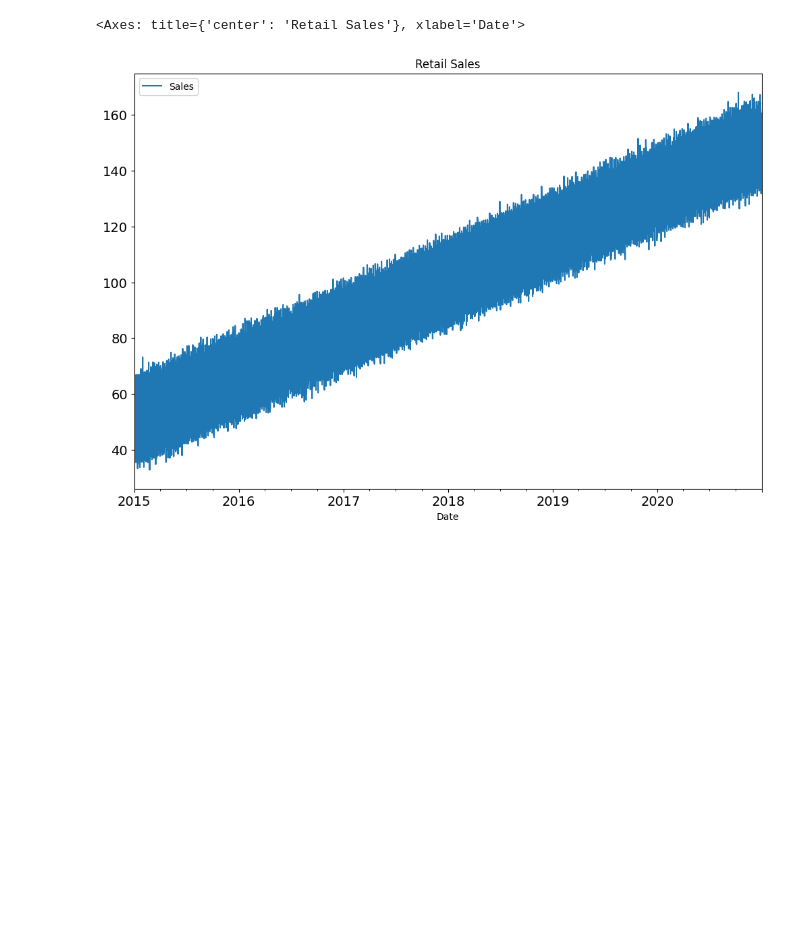
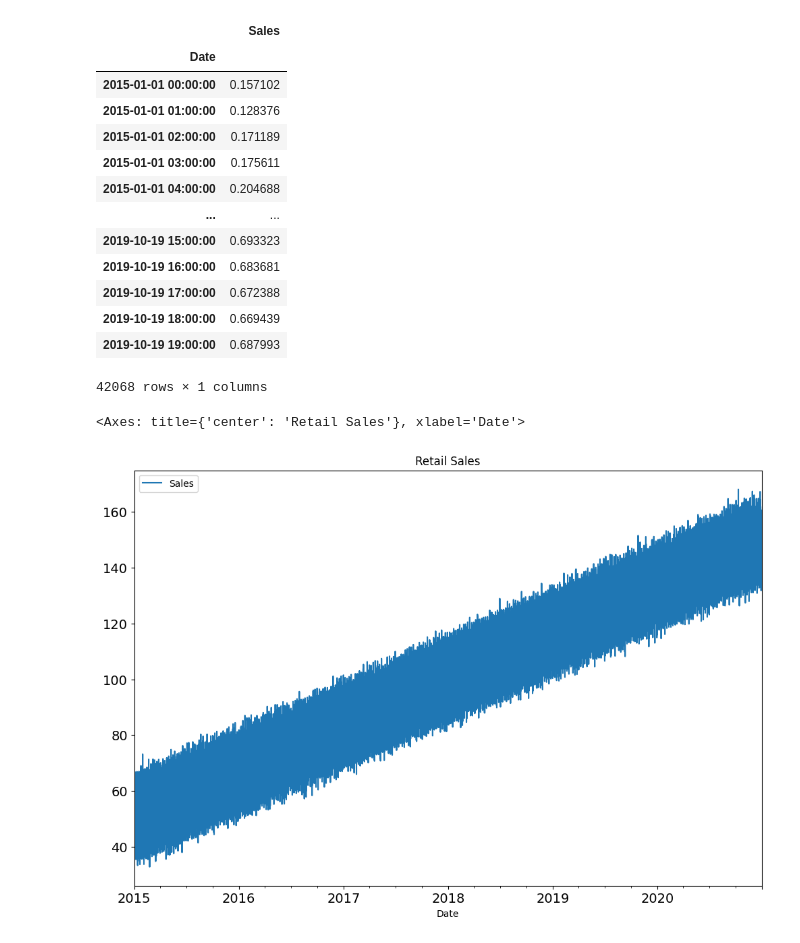
Before and after one commit to feelthevenom/time-series-mlops, a Jupyter notebook: notebook/retail_sale.ipynb, the cells around one changed output. Cells and saved outputs as stored; diff of their text form; code cells hidden in the pictures; blank space fills up the shorter version.

Commit message:
Data Ingetion and train-test split completed

```diff
--- a/notebook/retail_sale.ipynb
+++ b/notebook/retail_sale.ipynb
@@ -9,3 +15,22 @@ df.set_index('Date', inplace=True)
+# %%
+train = pd.read_csv('../Dataset/train.csv', index_col=0, parse_dates=True)
+# %%
+train
+# %% [output]
+|  | Sales |
+| Date |  |
+| 2015-01-01 00:00:00 | 0.157102 |
+| 2015-01-01 01:00:00 | 0.128376 |
+| 2015-01-01 02:00:00 | 0.171189 |
+| 2015-01-01 03:00:00 | 0.175611 |
+| 2015-01-01 04:00:00 | 0.204688 |
+| ... | ... |
+| 2019-10-19 15:00:00 | 0.693323 |
+| 2019-10-19 16:00:00 | 0.683681 |
+| 2019-10-19 17:00:00 | 0.672388 |
+| 2019-10-19 18:00:00 | 0.669439 |
+| 2019-10-19 19:00:00 | 0.687993 |
+42068 rows × 1 columns
 # %%
 from matplotlib import pyplot as plt
 
```
Also changed, not shown: parts of 4 cells of this notebook, 15 other files.
